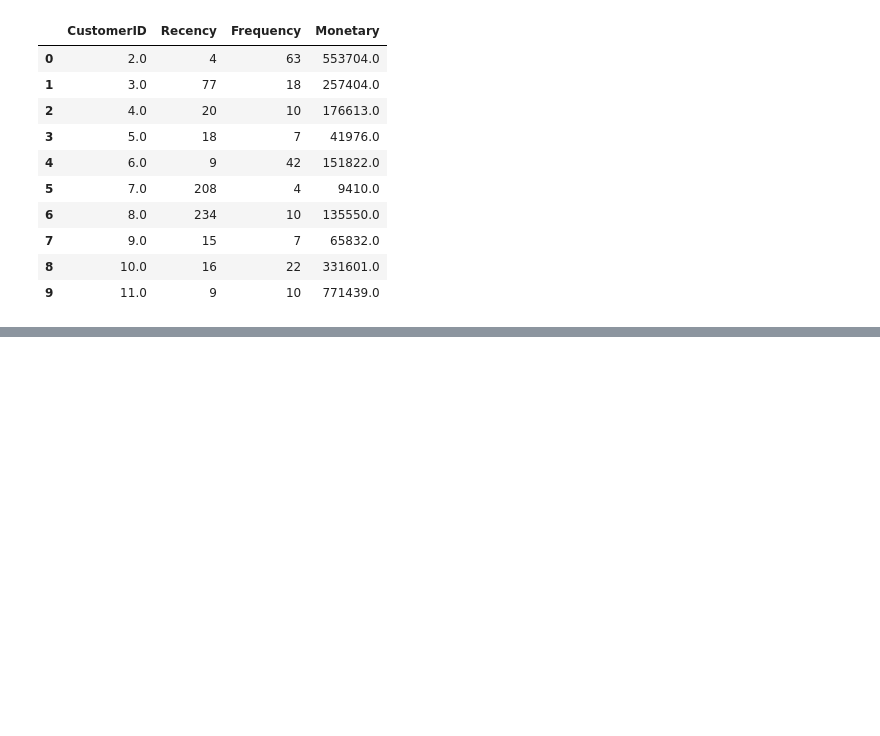
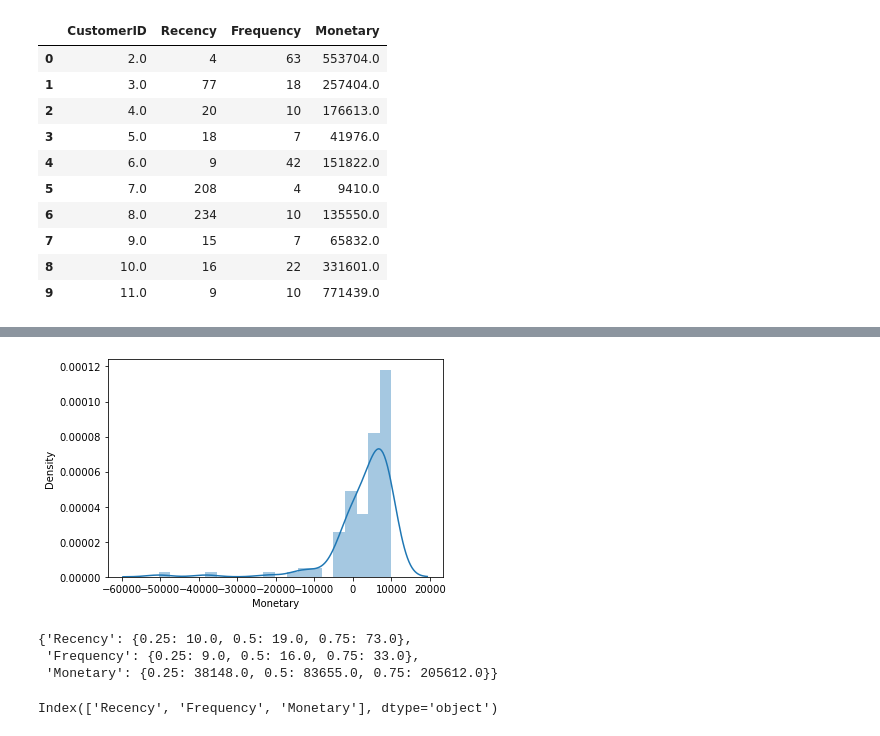
Before and after one commit to kishlay511/Projects, a Jupyter notebook: Ecommerce_Analytics.ipynb, the cells around one changed output, grey strips where cells are left out. Saved outputs shown, nothing was run; the diff lists cells and outputs as text; code cells hidden in the pictures; blank space fills up the shorter version.

```diff
--- a/Ecommerce_Analytics.ipynb
+++ b/Ecommerce_Analytics.ipynb
@@ -258,0 +310,6 @@ RFMScores.reset_index().head(10)
+# %%
+x = RFMScores.query('Monetary < 10000')['Monetary']
+
+ax = sns.distplot(x)
+# %% [output]
+[figure, added]
@@ -258,0 +321,6 @@ RFMScores.reset_index().head(10)
+# %%
+quantils
+# %% [output]
+{'Recency': {0.25: 10.0, 0.5: 19.0, 0.75: 73.0},
+ 'Frequency': {0.25: 9.0, 0.5: 16.0, 0.75: 33.0},
+ 'Monetary': {0.25: 38148.0, 0.5: 83655.0, 0.75: 205612.0}}
@@ -258,0 +349,4 @@ RFMScores.reset_index().head(10)
+# %%
+RFMScores.columns
+# %% [output]
+Index(['Recency', 'Frequency', 'Monetary'], dtype='object')
```
Also changed, not shown: parts of 31 cells of this notebook.
